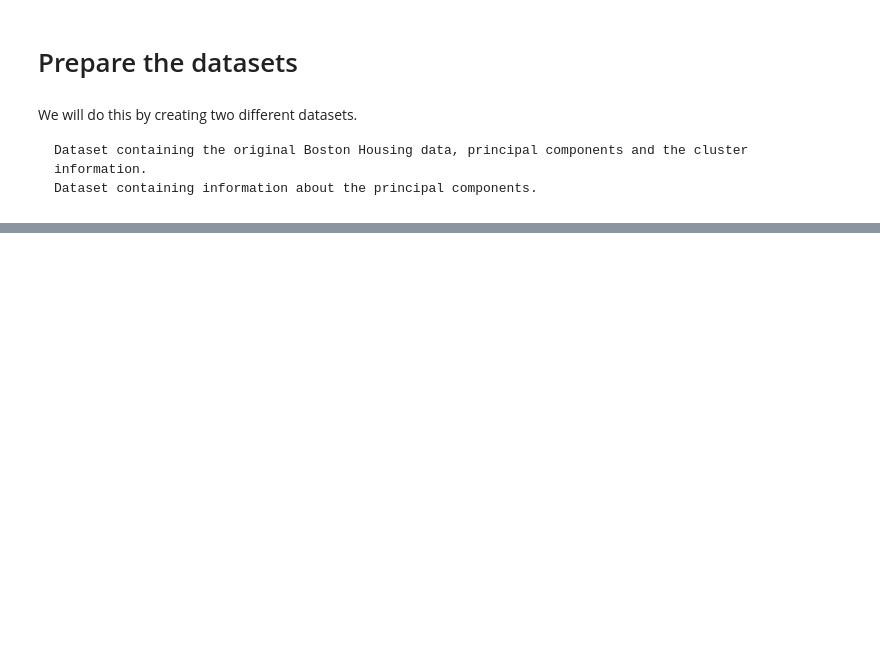
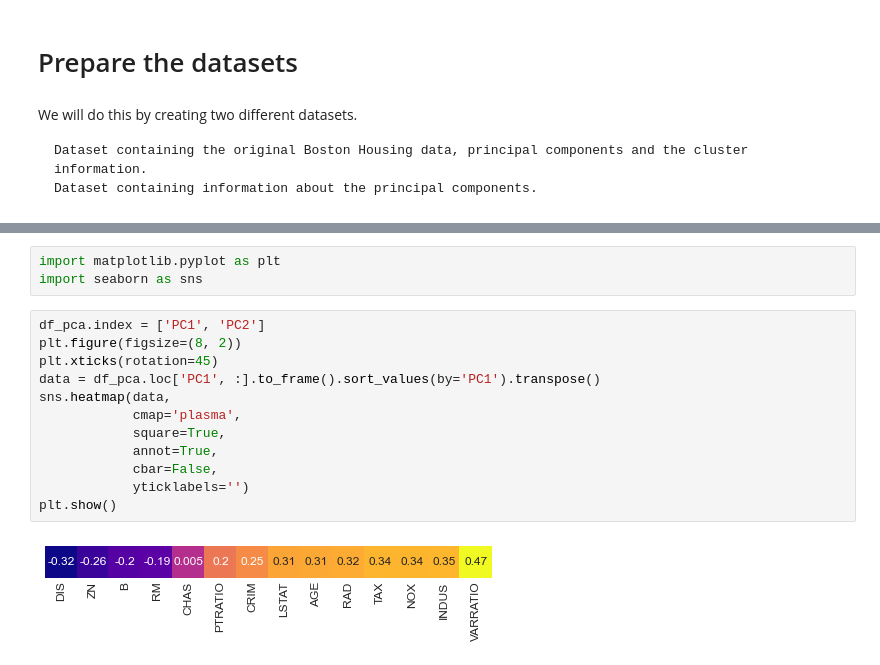
Before and after one commit to Catharina-vanVeen/Data-Science, a Jupyter notebook: PowerBI Python/Python-PowerBi Boston-Housing.ipynb, the cells around one changed output, grey strips where cells are left out. Cells and saved outputs as stored; diff of their text form; blank space fills up the shorter version.

```diff
--- a/PowerBI Python/Python-PowerBi Boston-Housing.ipynb
+++ b/PowerBI Python/Python-PowerBi Boston-Housing.ipynb
@@ -93,0 +94,17 @@ df_pca
+# %%
+import matplotlib.pyplot as plt
+import seaborn as sns
+# %%
+df_pca.index = ['PC1', 'PC2']
+plt.figure(figsize=(8, 2))
+plt.xticks(rotation=45)
+data = df_pca.loc['PC1', :].to_frame().sort_values(by='PC1').transpose()
+sns.heatmap(data,
+            cmap='plasma',
+            square=True,
+            annot=True,
+            cbar=False,
+            yticklabels='')
+plt.show()
+# %% [output]
+[figure, added]
```
Also changed, not shown: parts of 2 cells of this notebook, 3 other files.
